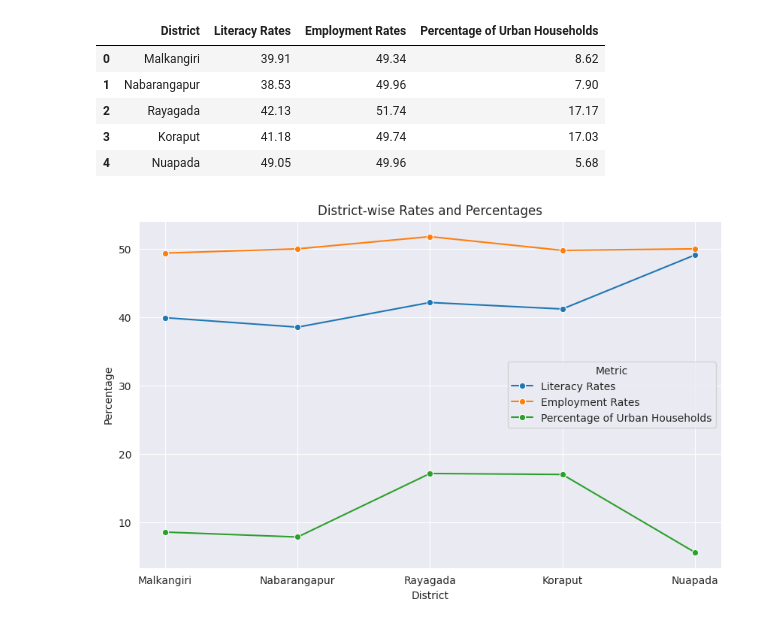
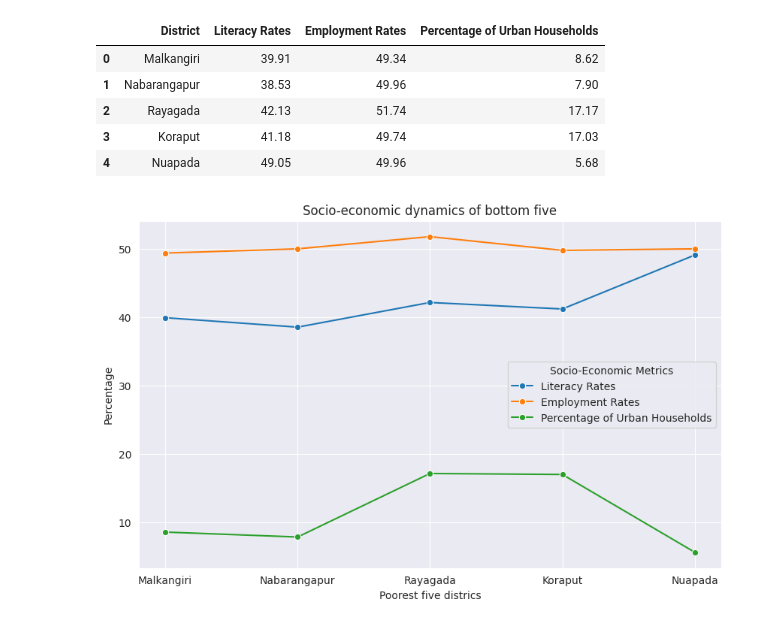
Before and after one commit to tam0w/poverty_data, a Jupyter notebook: eda.ipynb, the cells around one changed output. Saved outputs shown, nothing was run; the diff lists cells and outputs as text; code cells hidden in the pictures.

```diff
--- a/eda.ipynb
+++ b/eda.ipynb
@@ -168,13 +166,13 @@ df_poor_plot
 # %%
 df_poor_melted = pd.melt(df_poor_plot, id_vars=['District'], var_name='Metric', value_name='Percentage')
 plt.figure(figsize=(10, 6))
 sns.lineplot(x='District', y='Percentage', hue='Metric', marker='o', data=df_poor_melted)
 
-plt.title('District-wise Rates and Percentages')
-plt.xlabel('District')
+plt.title('Socio-economic dynamics of bottom five')
+plt.xlabel('Poorest five districs')
 plt.ylabel('Percentage')
-plt.legend(title='Metric')
+plt.legend(title='Socio-Economic Metrics')
 plt.grid(True)
 plt.show()
 # %% [output]
-[figure, old version]
+[figure, new version]
```
Also changed, not shown: parts of 1 cell of this notebook, 1 other file.
